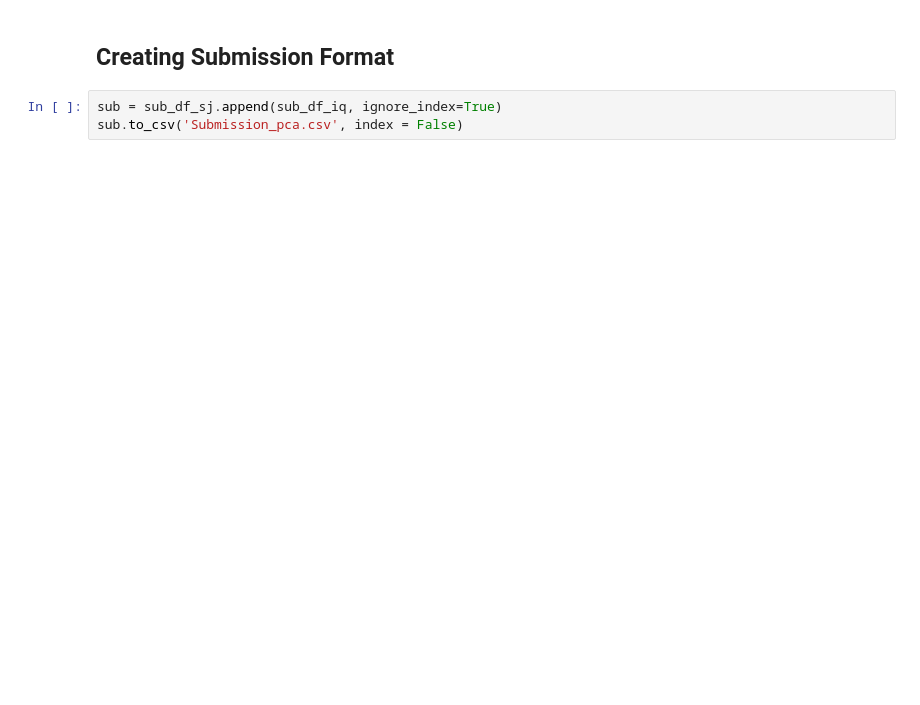
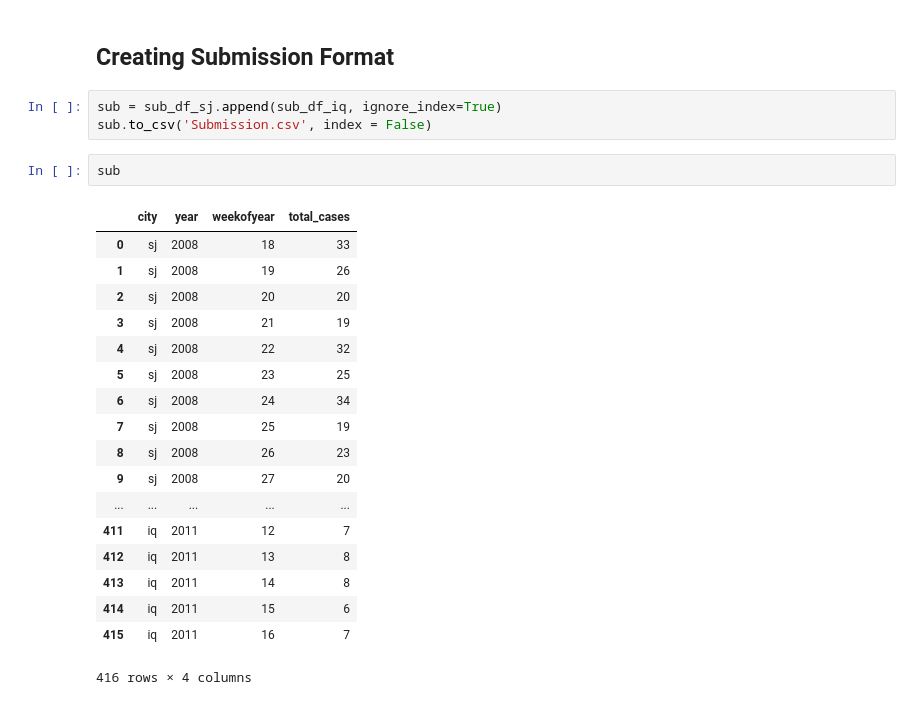
Before and after one commit to anubhavs11/Dengue-Disease-Spread-Prediction, a Jupyter notebook: Neural Network.ipynb, the cells around one changed output. Saved outputs shown, nothing was run; the diff lists cells and outputs as text; blank space fills up the shorter version.

```diff
--- a/Neural Network.ipynb
+++ b/Neural Network.ipynb
@@ -222,4 +267,25 @@ sub_df_iq
 ## Creating Submission Format
 # %%
 sub = sub_df_sj.append(sub_df_iq, ignore_index=True)
-sub.to_csv('Submission_pca.csv', index = False)
+sub.to_csv('Submission.csv', index = False)
+# %%
+sub
+# %% [output]
+|  | city | year | weekofyear | total_cases |
+| 0 | sj | 2008 | 18 | 33 |
+| 1 | sj | 2008 | 19 | 26 |
+| 2 | sj | 2008 | 20 | 20 |
+| 3 | sj | 2008 | 21 | 19 |
+| 4 | sj | 2008 | 22 | 32 |
+| 5 | sj | 2008 | 23 | 25 |
+| 6 | sj | 2008 | 24 | 34 |
+| 7 | sj | 2008 | 25 | 19 |
+| 8 | sj | 2008 | 26 | 23 |
+| 9 | sj | 2008 | 27 | 20 |
+| ... | ... | ... | ... | ... |
+| 411 | iq | 2011 | 12 | 7 |
+| 412 | iq | 2011 | 13 | 8 |
+| 413 | iq | 2011 | 14 | 8 |
+| 414 | iq | 2011 | 15 | 6 |
+| 415 | iq | 2011 | 16 | 7 |
+416 rows × 4 columns
```
Also changed, not shown: parts of 25 cells of this notebook.
